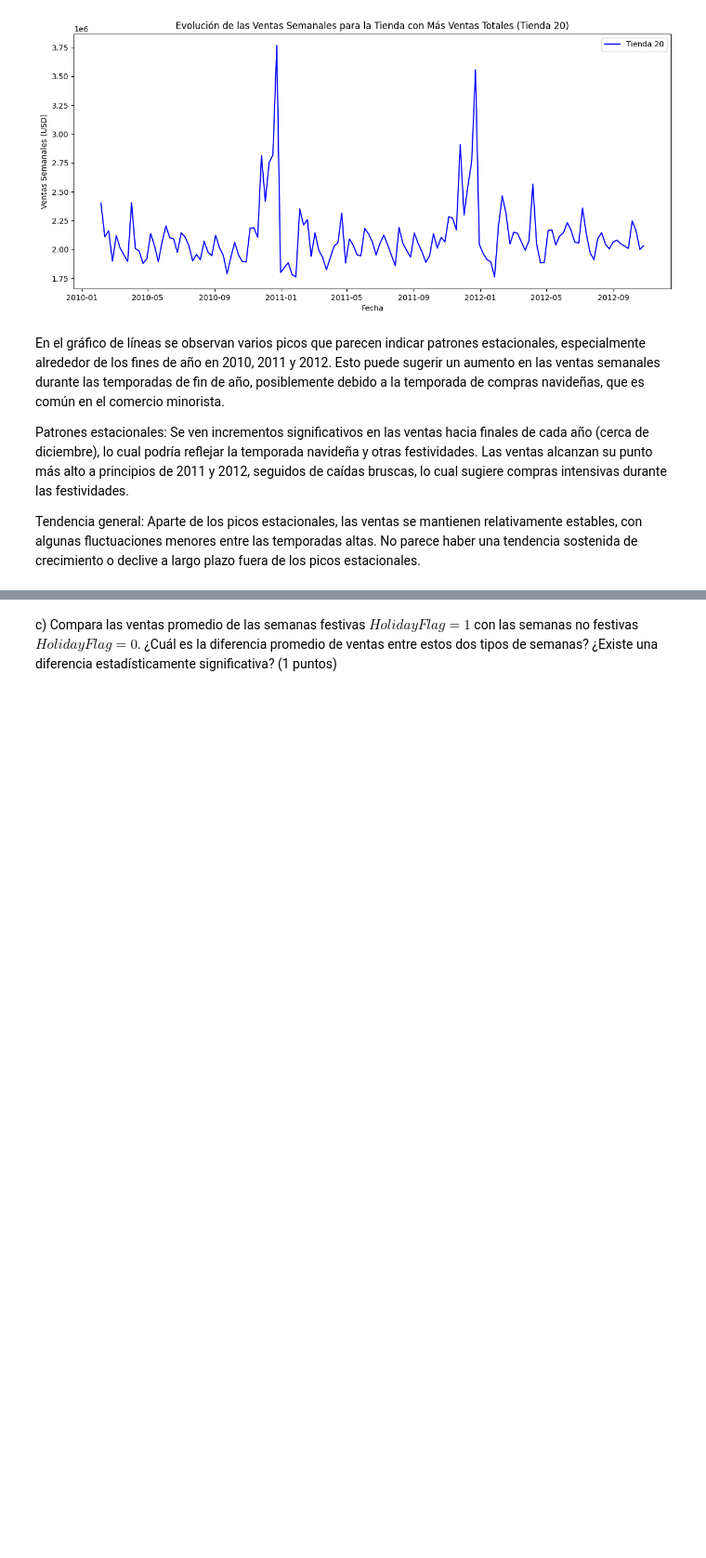
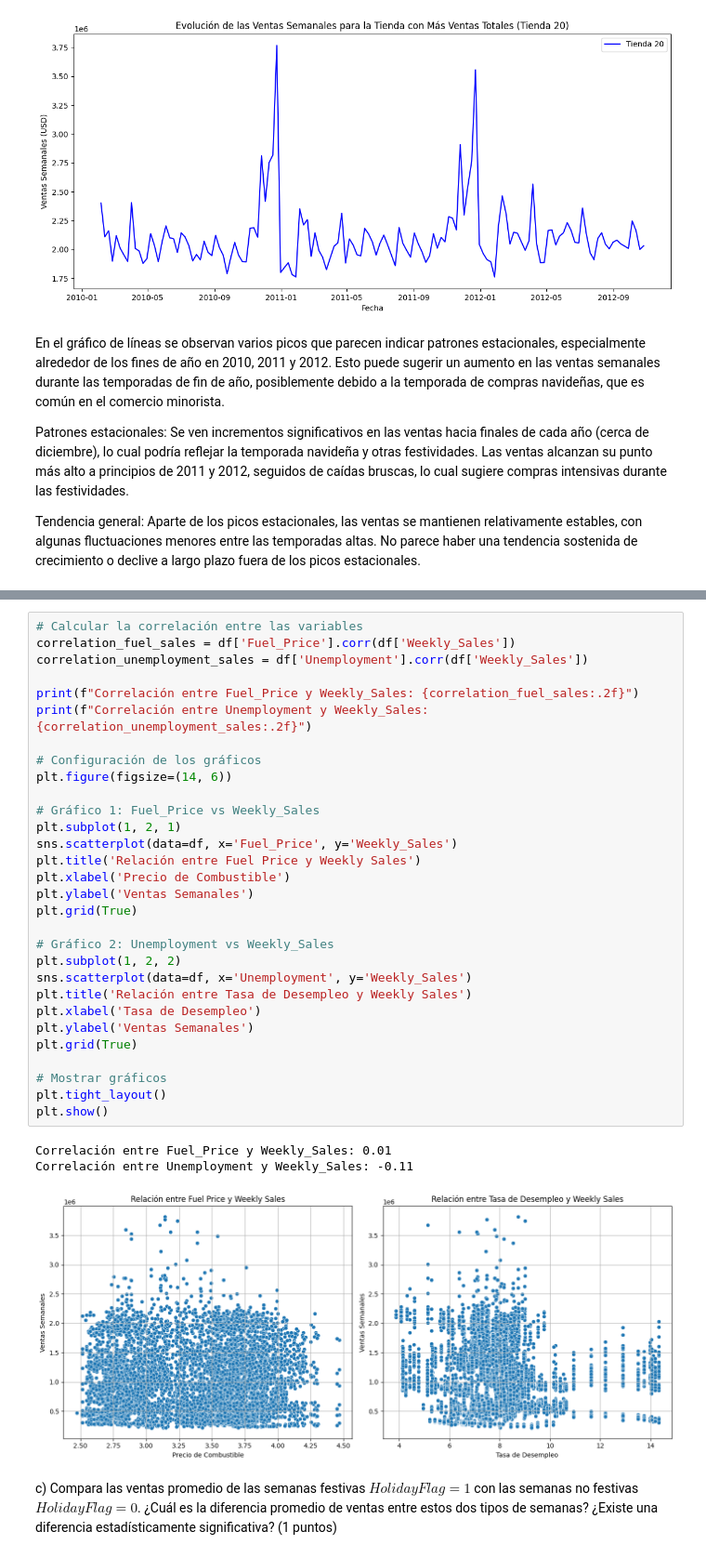
Before and after one commit to dmartincc/davd-24-25, a Jupyter notebook: Intertrimestral/Prueba_Intertrimestral_solución_20241014.ipynb, the cells around one changed output, grey strips where cells are left out. Shown at 93% size. Drawn from its saved outputs; the diff is of its cells as text; blank space fills up the shorter version.

```diff
--- a/Intertrimestral/Prueba_Intertrimestral_solución_20241014.ipynb
+++ b/Intertrimestral/Prueba_Intertrimestral_solución_20241014.ipynb
@@ -319,3 +320,37 @@ Aparte de los picos estacionales, las ventas se mantienen relativamente estables
+# %%
+# Calcular la correlación entre las variables
+correlation_fuel_sales = df['Fuel_Price'].corr(df['Weekly_Sales'])
+correlation_unemployment_sales = df['Unemployment'].corr(df['Weekly_Sales'])
+
+print(f"Correlación entre Fuel_Price y Weekly_Sales: {correlation_fuel_sales:.2f}")
+print(f"Correlación entre Unemployment y Weekly_Sales: {correlation_unemployment_sales:.2f}")
+
+# Configuración de los gráficos
+plt.figure(figsize=(14, 6))
+
+# Gráfico 1: Fuel_Price vs Weekly_Sales
+plt.subplot(1, 2, 1)
+sns.scatterplot(data=df, x='Fuel_Price', y='Weekly_Sales')
+plt.title('Relación entre Fuel Price y Weekly Sales')
+plt.xlabel('Precio de Combustible')
+plt.ylabel('Ventas Semanales')
+plt.grid(True)
+
+# Gráfico 2: Unemployment vs Weekly_Sales
+plt.subplot(1, 2, 2)
+sns.scatterplot(data=df, x='Unemployment', y='Weekly_Sales')
+plt.title('Relación entre Tasa de Desempleo y Weekly Sales')
+plt.xlabel('Tasa de Desempleo')
+plt.ylabel('Ventas Semanales')
+plt.grid(True)
+
+# Mostrar gráficos
+plt.tight_layout()
+plt.show()
+# %% [output]
+Correlación entre Fuel_Price y Weekly_Sales: 0.01
+Correlación entre Unemployment y Weekly_Sales: -0.11
+[figure, added]
 # %% [markdown]
 c) Compara las ventas promedio de las semanas festivas $Holiday Flag = 1$ con las semanas no festivas $Holiday Flag = 0$. ¿Cuál es la diferencia promedio de ventas entre estos dos tipos de semanas? ¿Existe una diferencia estadísticamente significativa? (1 puntos)
 # %%
```
Also changed, not shown: parts of 3 cells of this notebook.
